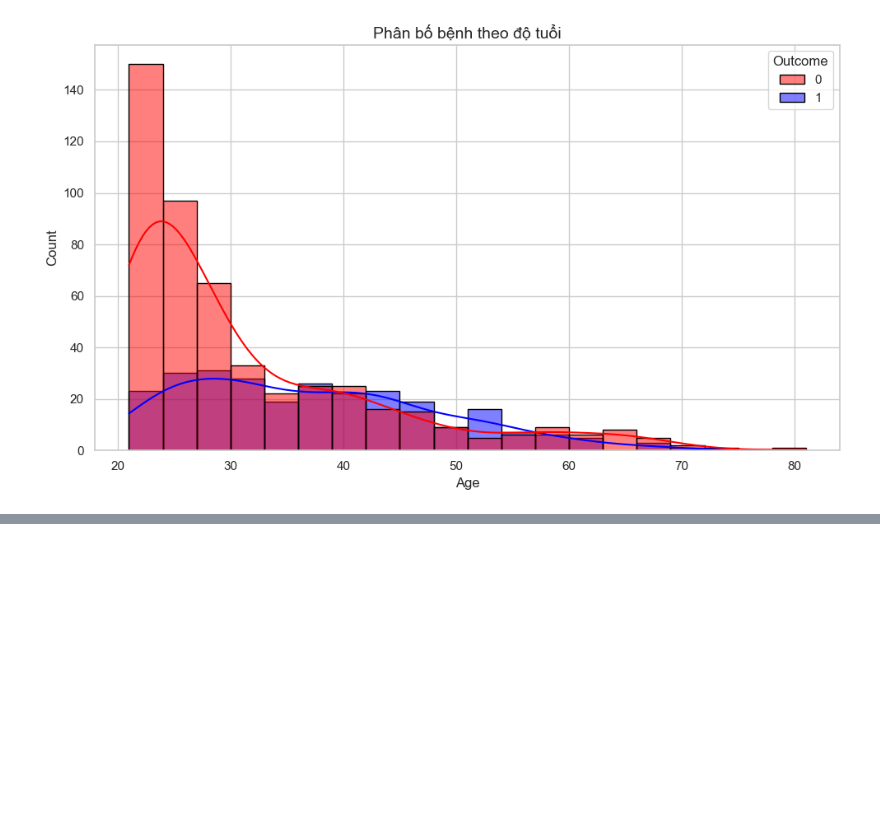
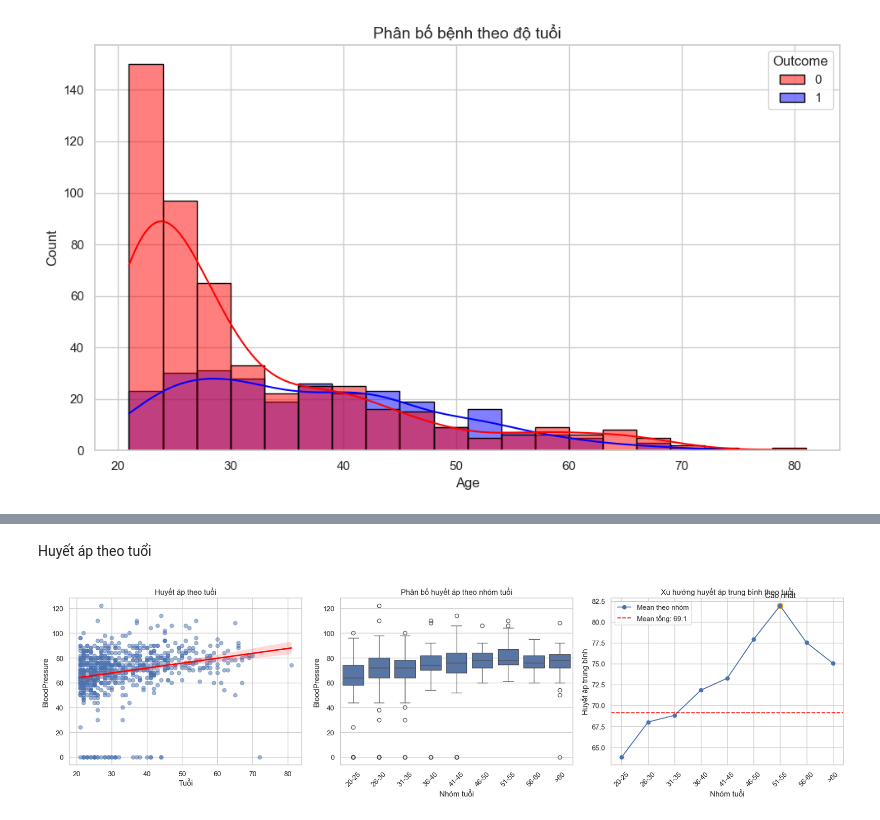
Before and after one commit to JaseSous/ai-project, a Jupyter notebook: eda/pima_indian_diabetes.ipynb, the cells around one changed output, grey strips where cells are left out. Cells and saved outputs as stored; diff of their text form; code cells hidden in the pictures; blank space fills up the shorter version.

```diff
--- a/eda/pima_indian_diabetes.ipynb
+++ b/eda/pima_indian_diabetes.ipynb
@@ -351,0 +475,70 @@ plt.show()
+# %% [markdown]
+Huyết áp theo tuổi
+# %%
+
+
+sns.set(style="whitegrid")
+
+# Tạo nhóm tuổi
+bins = [20, 25, 30, 35, 40, 45, 50, 55, 60, 100]
+labels = ["20-25","26-30","31-35","36-40","41-45","46-50","51-55","56-60",">60"]
+
+df_dataset["AgeGroup"] = pd.cut(df_dataset["Age"], bins=bins, labels=labels)
+
+# Tạo figure
+fig, axes = plt.subplots(1, 3, figsize=(18,5))
+
+# 🔹 1. Scatter + regression
+sns.regplot(
+    data=df_dataset,
+    x="Age",
+    y="BloodPressure",
+    ax=axes[0],
+    scatter_kws={"alpha":0.5},
+    line_kws={"color":"red"}
+)
+axes[0].set_title("Huyết áp theo tuổi")
+axes[0].set_xlabel("Tuổi")
+axes[0].set_ylabel("BloodPressure")
+
+# 🔹 2. Boxplot
+sns.boxplot(
+    data=df_dataset,
+    x="AgeGroup",
+    y="BloodPressure",
+    ax=axes[1]
+)
+axes[1].set_title("Phân bố huyết áp theo nhóm tuổi")
+axes[1].set_xlabel("Nhóm tuổi")
+axes[1].tick_params(axis='x', rotation=45)
+
+# 🔹 3. Line chart
+mean_bp = df_dataset.groupby("AgeGroup")["BloodPressure"].mean()
+overall_mean = df_dataset["BloodPressure"].mean()
+
+axes[2].plot(mean_bp.index, mean_bp.values, marker='o', label="Mean theo nhóm")
+
+# 👉 Đường trung bình tổng
+axes[2].axhline(
+    overall_mean,
+    color='red',
+    linestyle='--',
+    label=f"Mean tổng: {overall_mean:.1f}"
+)
+
+# 👉 Highlight nhóm cao nhất
+max_idx = mean_bp.idxmax()
+max_val = mean_bp.max()
+axes[2].scatter(max_idx, max_val, color='orange', s=80)
+axes[2].text(max_idx, max_val+1, "Cao nhất", ha='center')
+
+axes[2].set_title("Xu hướng huyết áp trung bình theo tuổi")
+axes[2].set_xlabel("Nhóm tuổi")
+axes[2].set_ylabel("Huyết áp trung bình")
+axes[2].tick_params(axis='x', rotation=45)
+axes[2].legend()
+
+plt.tight_layout()
+plt.show()
+# %% [output]
+[figure, added]
```
Also changed, not shown: parts of 41 cells of this notebook, 1 other file.
